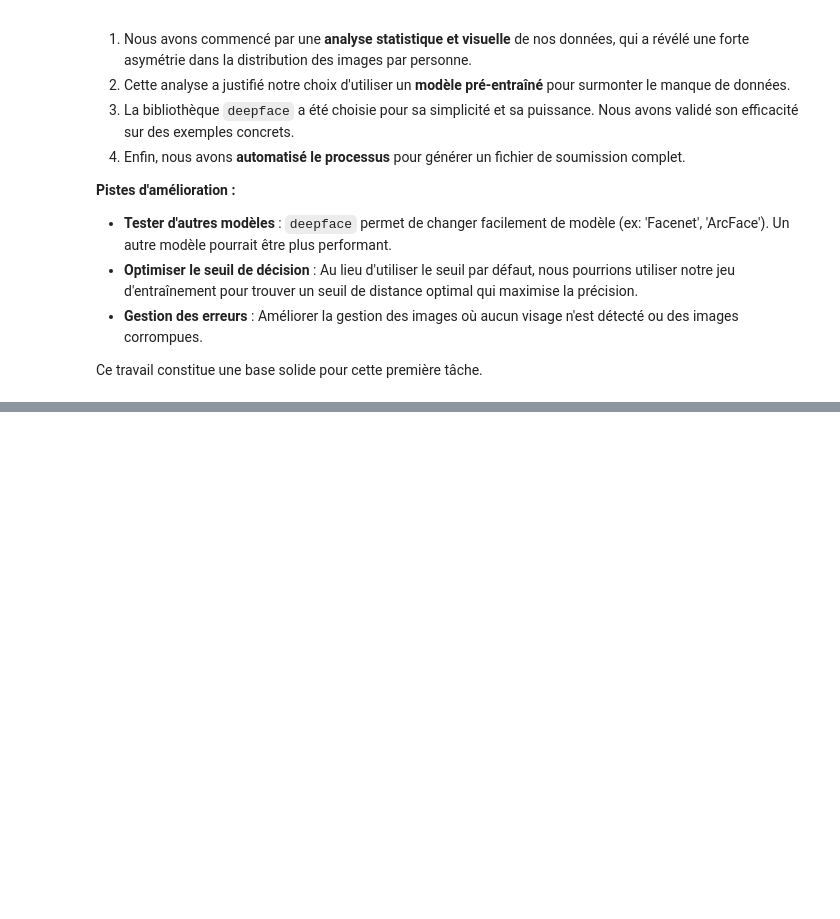
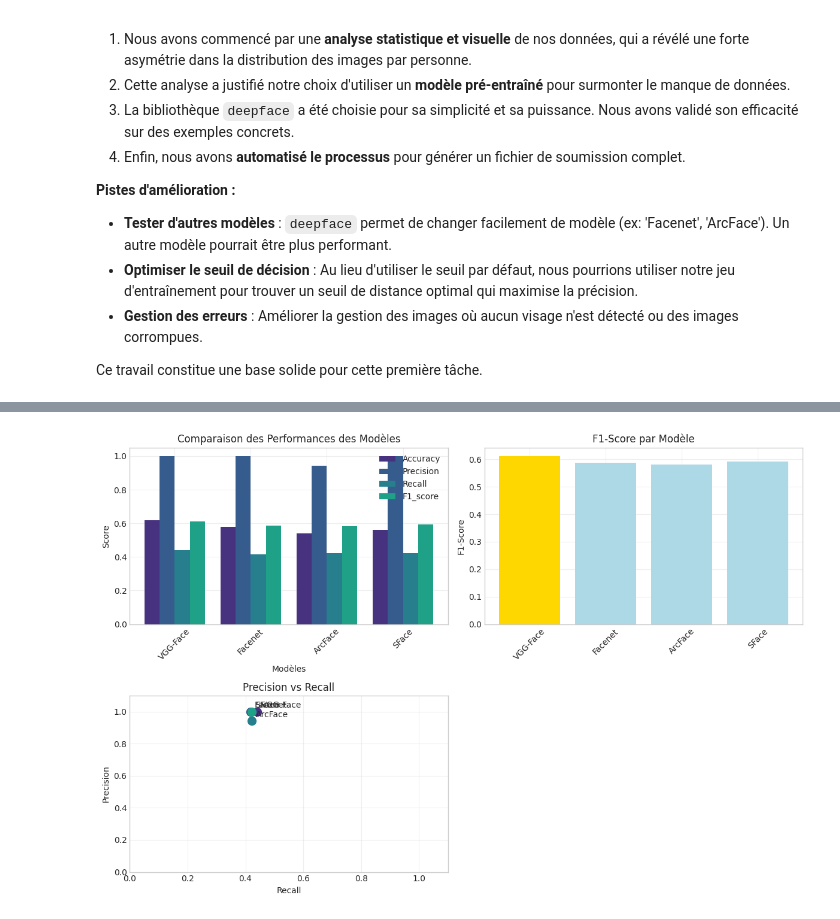
Before and after one commit to manfoya/anip-facial-ocr-challenge, a Jupyter notebook: notebooks/1_facial_recognition.ipynb, the cells around one changed output, grey strips where cells are left out. Drawn from its saved outputs; the diff is of its cells as text; code cells hidden in the pictures; blank space fills up the shorter version.

Commit message:
Début tache 2

```diff
--- a/notebooks/1_facial_recognition.ipynb
+++ b/notebooks/1_facial_recognition.ipynb
@@ -284,15 +290,14 @@ Le modèle semble fonctionner comme attendu : il a correctement identifié la pa
 
 Maintenant que notre méthode est validée, nous pouvons l'appliquer à l'ensemble du fichier de test.
 # %%
-
-# tqdm est une bibliothèque fantastique pour afficher des barres de progression.
-# Cela nous permet de suivre l'avancement de notre traitement, qui peut être long.
+from tqdm.notebook import tqdm # Utilise tqdm.notebook pour une plus belle barre dans les notebooks
 
 predictions = []
 
 # Itération sur chaque ligne du dataframe de test que nous avons créé
+for index, row in tqdm(test_df.iterrows(), total=test_df.shape[0]):
 
-# Vérification des paires de test
+    # --- DÉBUTE L'INDENTATION ICI ---
     img1_path = str(TEST_DIR / row['img_1'])
     img2_path = str(TEST_DIR / row['img_2'])
 
@@ -301,19 +306,21 @@ predictions = []
         if not Path(img1_path).exists() or not Path(img2_path).exists():
             print(f"Attention : Fichier manquant pour la paire {row['id']}. Prédiction par défaut : 0.")
             predictions.append(0)
-            continue
+            continue # Passe à la paire suivante
 
-        result = DeepFace.verify(img1_path=img1_path,
-                                 img2_path=img2_path,
+        result = DeepFace.verify(img1_path,
+                                 img2_path,
                                  model_name='VGG-Face',
-                                 enforce_detection=False) # On n'arrête pas le processus si un visage n'est pas trouvé
+                                 enforce_detection=False) # Très bonne idée d'avoir mis ça !
 
         predictions.append(1 if result['verified'] else 0)
 
     except Exception as e:
-        # En cas d'erreur (ex: image corrompue), on prédit 0 par sécurité
+        # En cas d'erreur (ex: image corrompue, visage non détectable malgré tout), on prédit 0 par sécurité
         print(f"Erreur sur la paire {row['id']} : {e}. Prédiction par défaut : 0.")
         predictions.append(0)
+    # --- FIN DE L'INDENTATION ICI ---
+
 
 # Création du dataframe de soumission
 submission_df = pd.DataFrame({'id': test_df['id'], 'label': predictions})
@@ -353,0 +585,59 @@ Ce travail constitue une base solide pour cette première tâche.
+# %%
+# Créer un tableau comparatif des résultats
+comparison_df = pd.DataFrame(all_results)
+comparison_df = comparison_df[['model', 'accuracy', 'precision', 'recall', 'f1_score']].round(3)
+
+print(comparison_df.to_string(index=False))
+
+# Identifier le meilleur modèle
+best_model_f1 = comparison_df.loc[comparison_df['f1_score'].idxmax()]
+best_model_accuracy = comparison_df.loc[comparison_df['accuracy'].idxmax()]
+
+print(f"\n🏆 Meilleur F1-Score : {best_model_f1['model']} ({best_model_f1['f1_score']:.3f})")
+print(f"🎯 Meilleure Accuracy : {best_model_accuracy['model']} ({best_model_accuracy['accuracy']:.3f})")
+
+# Visualisation comparative
+plt.figure(figsize=(12, 8))
+
+# Subplot 1: Barres des métriques
+plt.subplot(2, 2, 1)
+metrics = ['accuracy', 'precision', 'recall', 'f1_score']
+x = np.arange(len(comparison_df))
+width = 0.2
+
+for i, metric in enumerate(metrics):
+    plt.bar(x + i*width, comparison_df[metric], width, label=metric.capitalize())
+
+plt.xlabel('Modèles')
+plt.ylabel('Score')
+plt.title('Comparaison des Performances des Modèles')
+plt.xticks(x + width*1.5, comparison_df['model'], rotation=45)
+plt.legend()
+plt.grid(True, alpha=0.3)
+
+# Subplot 2: F1-Score focus
+plt.subplot(2, 2, 2)
+colors = ['gold' if score == comparison_df['f1_score'].max() else 'lightblue'
+          for score in comparison_df['f1_score']]
+plt.bar(comparison_df['model'], comparison_df['f1_score'], color=colors)
+plt.title('F1-Score par Modèle')
+plt.ylabel('F1-Score')
+plt.xticks(rotation=45)
+plt.grid(True, alpha=0.3)
+
+# Subplot 3: Precision vs Recall
+plt.subplot(2, 2, 3)
+for idx, row in comparison_df.iterrows():
+    plt.scatter(row['recall'], row['precision'], s=100, label=row['model'])
+    plt.annotate(row['model'], (row['recall'], row['precision']),
+                xytext=(5, 5), textcoords='offset points')
+plt.xlabel('Recall')
+plt.ylabel('Precision')
+plt.title('Precision vs Recall')
+plt.grid(True, alpha=0.3)
+plt.xlim(0, 1.1)
+plt.ylim(0, 1.1)
+
+plt.tight_layout()
+plt.show()
+# %% [output]
@@ -353,0 +652 @@ Ce travail constitue une base solide pour cette première tâche.
+[figure, added]
```
Also changed, not shown: parts of 18 cells of this notebook.
